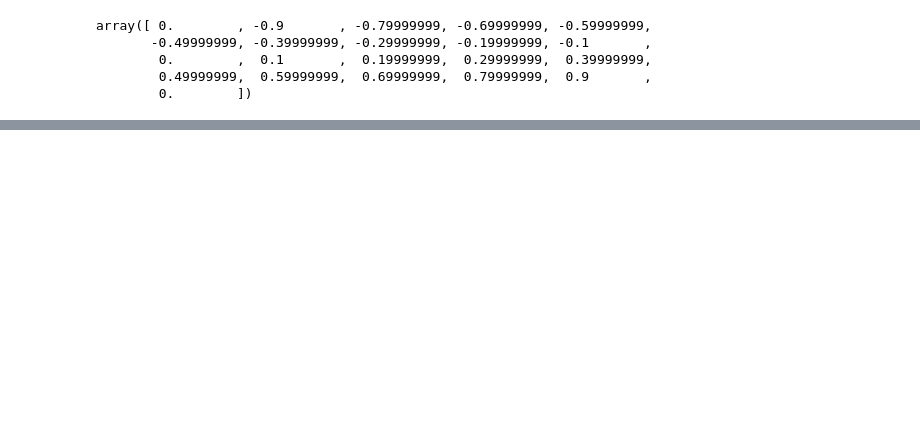
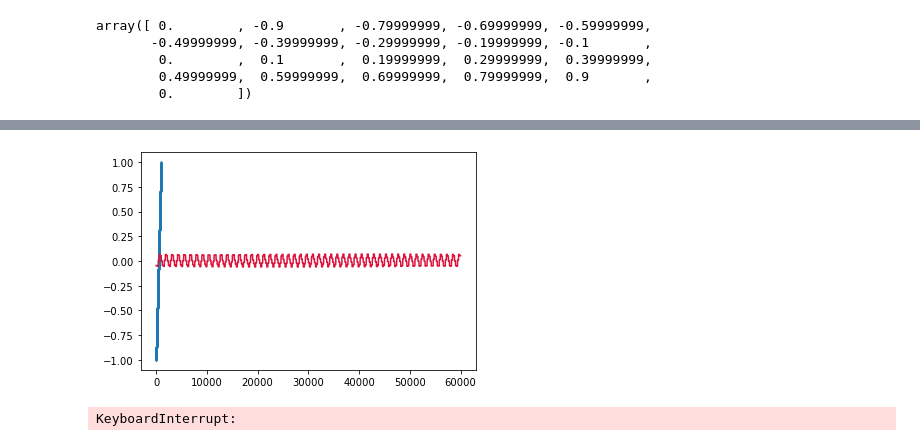
Before and after one commit to TroddenSpade/Exhaustive-Reinforcement-Learning, a Jupyter notebook: problems/RandomWalk/RandomWalk.ipynb, the cells around one changed output, grey strips where cells are left out. Saved outputs shown, nothing was run; the diff lists cells and outputs as text; code cells hidden in the pictures; blank space fills up the shorter version.

```diff
--- a/problems/RandomWalk/RandomWalk.ipynb
+++ b/problems/RandomWalk/RandomWalk.ipynb
@@ -150,0 +314,17 @@ plt.show()
+# %%
+n_features = (n_states // tile_size + 1) * 50
+n_tiles = (n_states // tile_size + 1)
+tile_shift = 4 # states
+# %%
+def feature_vector_tile_coding(state):
+    features = np.zeros(n_features)
+    if state == n_states + 1 or state == 0:
+        return features
+
+    tile = (state - 1) // tile_size
+    sec = (state - tile * 200) // 4 + 1
+    features = np.zeros(n_features)
+    indexes = [tile + i*n_tiles for i in range(50-sec)] + \
+        [1 + tile + (50-sec + i)*n_tiles for i in range(sec)]
+    features[indexes] = 1
+    return features
@@ -150,0 +355,5 @@ plt.show()
+# %%
+n_states = 1000
+
+lrw = LongRandomWalk(n_states + 2)
+gmc = GradientMC(lrw, n_features, feature_vector_tile_coding, alpha=2e-6)
@@ -150,0 +365,10 @@ plt.show()
+# %%
+plt.plot(gmc.w.repeat(tile_size, axis=0), 'crimson')
+plt.scatter(range(0,1000), real_values, s=1)
+plt.show()
+# %% [output]
+[figure, added]
+# %%
+VE_tile_coding = gmc.iterate(30, 5000)
+# %% [output]
+KeyboardInterrupt:
```
Also changed, not shown: parts of 21 cells of this notebook.
